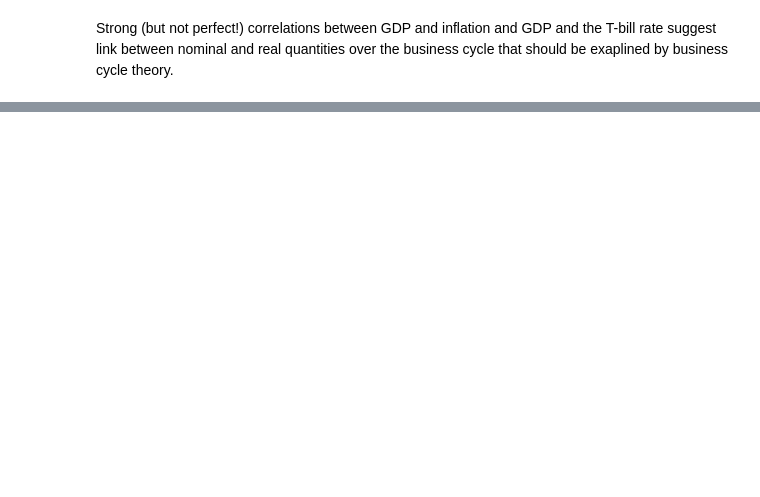
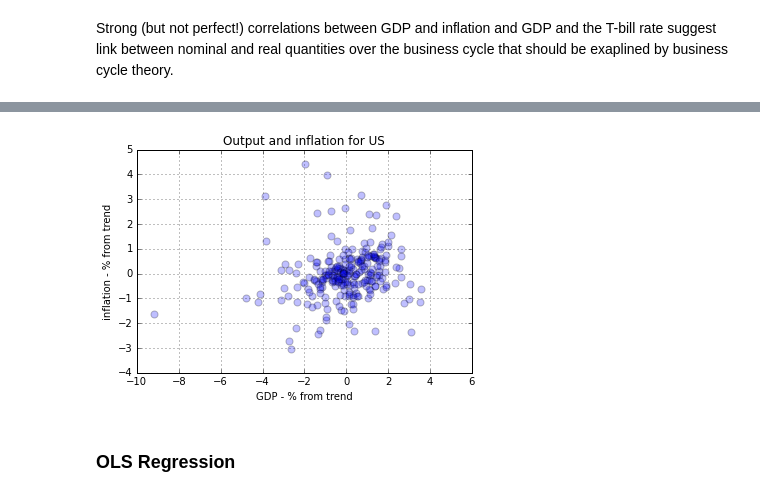
Before and after one commit to qbapawelczak/Macro-comp-take-a-look, a Jupyter notebook: Lecture Notebooks/Econ126_Class_16.ipynb, the cells around one changed output, grey strips where cells are left out. Saved outputs shown, nothing was run; the diff lists cells and outputs as text; code cells hidden in the pictures; blank space fills up the shorter version.

```diff
--- a/Lecture Notebooks/Econ126_Class_16.ipynb
+++ b/Lecture Notebooks/Econ126_Class_16.ipynb
@@ -283,0 +105,21 @@ fig.tight_layout()
+# %%
+# Create figure and axis
+fig = plt.figure()
+ax = fig.add_subplot(1,1,1)
+
+# Scatter plot with poitn size of 50, opacity 0.25, and label of 'actual'
+ax.scatter(data['gdp_cycle']*100,data['pce_inflation_cycle']*100,s=50,alpha=0.25,label='actual')
+
+# Set x-axis limits to [-10,6]
+ax.set_xlim([-10,6])
+
+# Axis labels and title
+ax.set_title('Output and inflation for US')
+ax.set_xlabel('GDP - % from trend')
+ax.set_ylabel('inflation - % from trend')
+
+ax.grid()
+# %% [output]
+[figure, added]
+# %% [markdown]
+### OLS Regression
```
Also changed, not shown: parts of 43 cells of this notebook, 17 other files.
